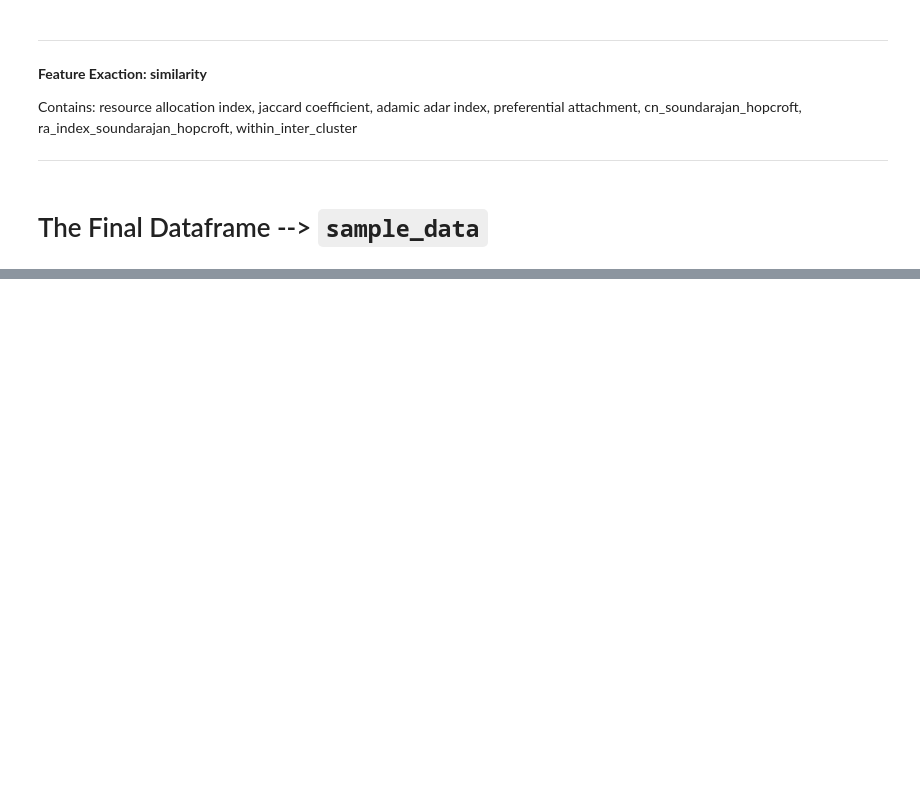
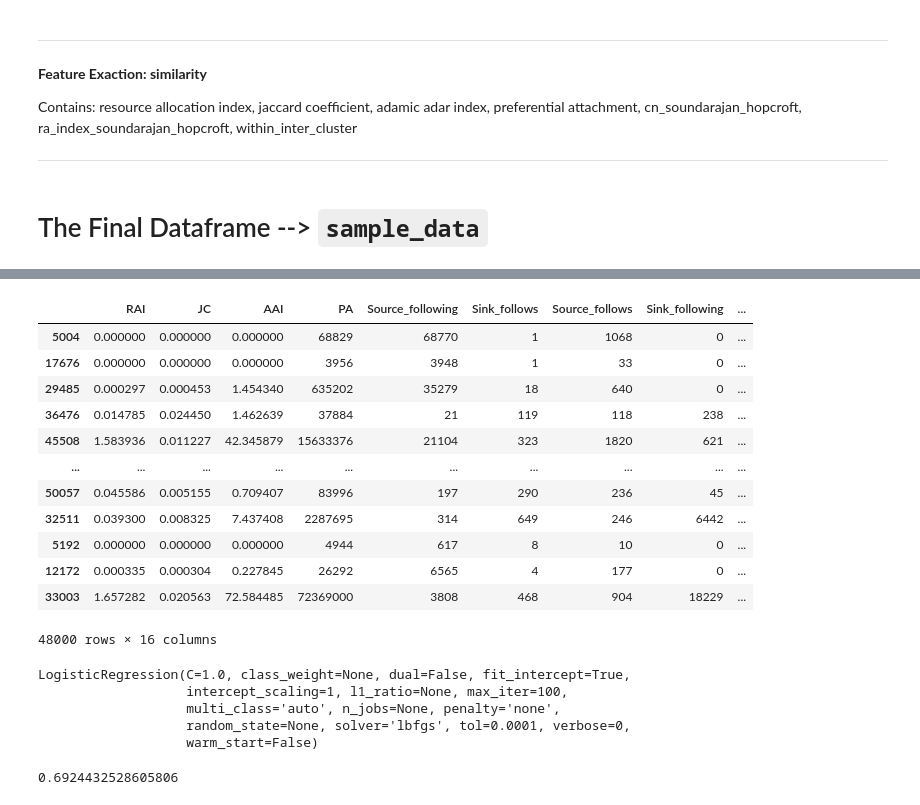
Before and after one commit to yunliu0/Who-are-my-friends, a Jupyter notebook: Assignment1.ipynb, the cells around one changed output, grey strips where cells are left out. Drawn from its saved outputs; the diff is of its cells as text; code cells hidden in the pictures; blank space fills up the shorter version.

Commit message:
Add more features and models

```diff
--- a/Assignment1.ipynb
+++ b/Assignment1.ipynb
@@ -229,0 +243,32 @@ sample_data=sample_data[['Label','Source','Sink','Source_following','Sink_follow
+# %%
+x_train = XT
+y_train = train.Label
+
+x_test = xt
+y_test = test.Label
+# %%
+x_train
+# %% [output]
+|  | RAI | JC | AAI | PA | Source_following | Sink_follows | Source_follows | Sink_following | ... |
+| 5004 | 0.000000 | 0.000000 | 0.000000 | 68829 | 68770 | 1 | 1068 | 0 | ... |
+| 17676 | 0.000000 | 0.000000 | 0.000000 | 3956 | 3948 | 1 | 33 | 0 | ... |
+| 29485 | 0.000297 | 0.000453 | 1.454340 | 635202 | 35279 | 18 | 640 | 0 | ... |
+| 36476 | 0.014785 | 0.024450 | 1.462639 | 37884 | 21 | 119 | 118 | 238 | ... |
+| 45508 | 1.583936 | 0.011227 | 42.345879 | 15633376 | 21104 | 323 | 1820 | 621 | ... |
+| ... | ... | ... | ... | ... | ... | ... | ... | ... | ... |
+| 50057 | 0.045586 | 0.005155 | 0.709407 | 83996 | 197 | 290 | 236 | 45 | ... |
+| 32511 | 0.039300 | 0.008325 | 7.437408 | 2287695 | 314 | 649 | 246 | 6442 | ... |
+| 5192 | 0.000000 | 0.000000 | 0.000000 | 4944 | 617 | 8 | 10 | 0 | ... |
+| 12172 | 0.000335 | 0.000304 | 0.227845 | 26292 | 6565 | 4 | 177 | 0 | ... |
+| 33003 | 1.657282 | 0.020563 | 72.584485 | 72369000 | 3808 | 468 | 904 | 18229 | ... |
+48000 rows × 16 columns
+# %%
+from sklearn.linear_model import LogisticRegression
+LR_model = LogisticRegression(penalty ='none')
+LR_model.fit(x_train,y_train)
+# %% [output]
+LogisticRegression(C=1.0, class_weight=None, dual=False, fit_intercept=True,
+                   intercept_scaling=1, l1_ratio=None, max_iter=100,
+                   multi_class='auto', n_jobs=None, penalty='none',
+                   random_state=None, solver='lbfgs', tol=0.0001, verbose=0,
+                   warm_start=False)
@@ -229,0 +278,5 @@ sample_data=sample_data[['Label','Source','Sink','Source_following','Sink_follow
+# %%
+from sklearn.metrics import roc_auc_score
+roc_auc_score(y_test,label_predict)
+# %% [output]
+0.6924432528605806
```
Also changed, not shown: parts of 128 cells of this notebook, 1 other file.
